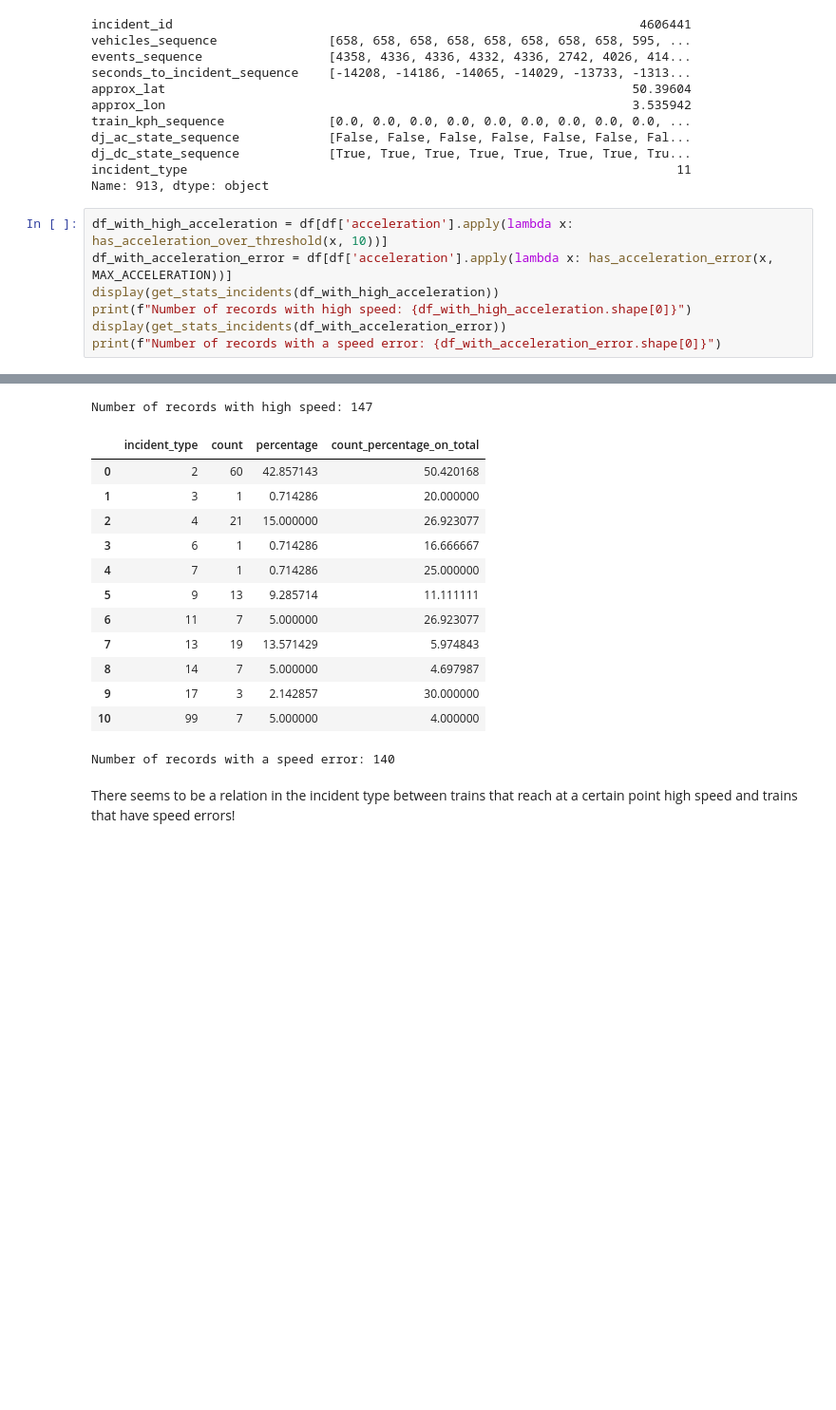
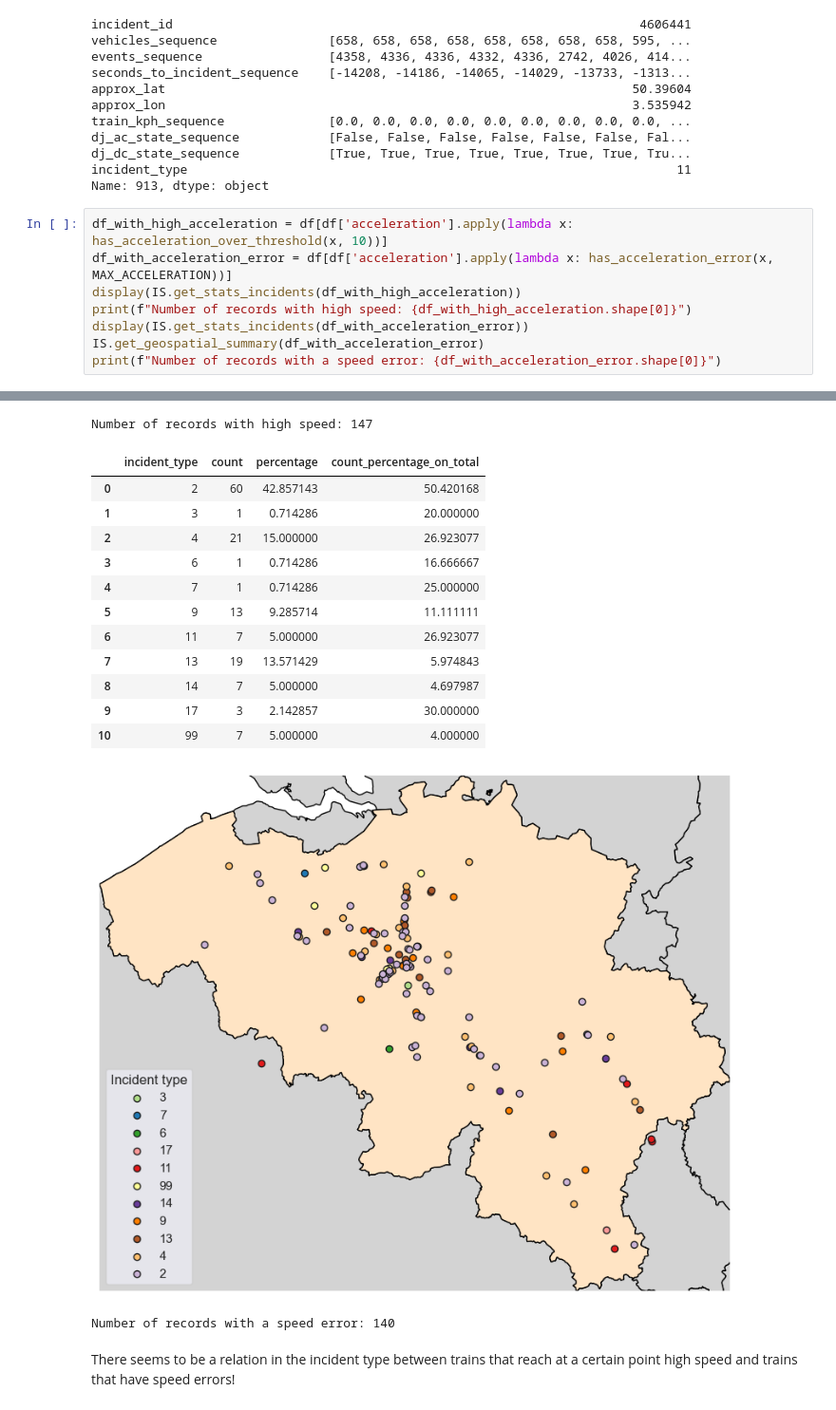
Before and after one commit to Carda01/SNCB_IncidentClassifier, a Jupyter notebook: pre_data_analysis/events_analysis.ipynb, the cells around one changed output, grey strips where cells are left out. Shown at 95% size. Cells and saved outputs as stored; diff of their text form; blank space fills up the shorter version.

```diff
--- a/pre_data_analysis/events_analysis.ipynb
+++ b/pre_data_analysis/events_analysis.ipynb
@@ -400,36 +414,38 @@ Name: 913, dtype: object
 # %%
 df_with_high_acceleration = df[df['acceleration'].apply(lambda x: has_acceleration_over_threshold(x, 10))]
 df_with_acceleration_error = df[df['acceleration'].apply(lambda x: has_acceleration_error(x, MAX_ACCELERATION))]
-display(get_stats_incidents(df_with_high_acceleration))
+display(IS.get_stats_incidents(df_with_high_acceleration))
 print(f"Number of records with high speed: {df_with_high_acceleration.shape[0]}")
-display(get_stats_incidents(df_with_acceleration_error))
+display(IS.get_stats_incidents(df_with_acceleration_error))
+IS.get_geospatial_summary(df_with_acceleration_error)
 print(f"Number of records with a speed error: {df_with_acceleration_error.shape[0]}")
 # %% [output]
 |  | incident_type | count | percentage | count_percentage_on_total |
 | 0 | 2 | 60 | 40.816327 | 50.420168 |
 | 1 | 3 | 1 | 0.680272 | 20.000000 |
 | 2 | 4 | 20 | 13.605442 | 25.641026 |
 | 3 | 6 | 1 | 0.680272 | 16.666667 |
 | 4 | 7 | 1 | 0.680272 | 25.000000 |
 | 5 | 9 | 14 | 9.523810 | 11.965812 |
 | 6 | 11 | 6 | 4.081633 | 23.076923 |
 | 7 | 13 | 20 | 13.605442 | 6.289308 |
 | 8 | 14 | 11 | 7.482993 | 7.382550 |
 | 9 | 17 | 3 | 2.040816 | 30.000000 |
 | 10 | 99 | 10 | 6.802721 | 5.714286 |
 Number of records with high speed: 147
 |  | incident_type | count | percentage | count_percentage_on_total |
 | 0 | 2 | 60 | 42.857143 | 50.420168 |
 | 1 | 3 | 1 | 0.714286 | 20.000000 |
 | 2 | 4 | 21 | 15.000000 | 26.923077 |
 | 3 | 6 | 1 | 0.714286 | 16.666667 |
 | 4 | 7 | 1 | 0.714286 | 25.000000 |
 | 5 | 9 | 13 | 9.285714 | 11.111111 |
 | 6 | 11 | 7 | 5.000000 | 26.923077 |
 | 7 | 13 | 19 | 13.571429 | 5.974843 |
 | 8 | 14 | 7 | 5.000000 | 4.697987 |
 | 9 | 17 | 3 | 2.142857 | 30.000000 |
 | 10 | 99 | 7 | 5.000000 | 4.000000 |
+[figure, added]
 Number of records with a speed error: 140
 # %% [markdown]
 There seems to be a relation in the incident type between trains that reach at a certain point high speed and trains that have speed errors!
```
Also changed, not shown: parts of 8 cells of this notebook, 2 other files.
